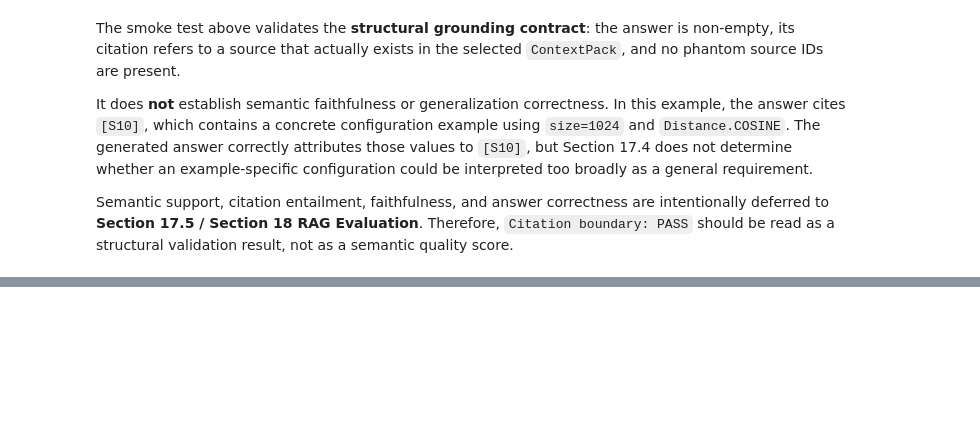
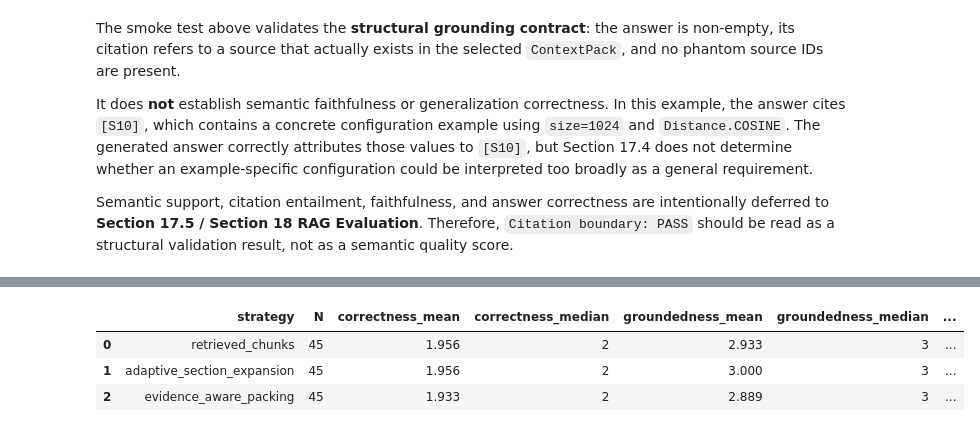
Before and after one commit to artyomboyko/Qdrant_Final_Project, a Jupyter notebook: notebooks/01_qdrant_rag_research_retrieval.ipynb, the cells around one changed output, grey strips where cells are left out. Cells and saved outputs as stored; diff of their text form; code cells hidden in the pictures; blank space fills up the shorter version.

```diff
--- a/notebooks/01_qdrant_rag_research_retrieval.ipynb
+++ b/notebooks/01_qdrant_rag_research_retrieval.ipynb
@@ -10007,6 +10997,7 @@ No-chain-of-thought policy: PASS
 This layer connects a completed `ContextPack`, the grounded prompt contract and the LLM adapter to produce a normal grounded natural-language answer. Citations are validated against the source IDs of that specific pack; unknown or malformed source markers are contract violations, while the exact canonical abstention is valid without citations. Broader behavior checks and S0/S1/S2 evaluation remain in Section 17.5 and Section 18.
 # %%
 _CITATION_PATTERN = re.compile(r"\[(S[1-9]\d*)\]")
+_GROUPED_CITATION_PATTERN = re.compile(r"\[(S[1-9]\d*(?:\s*,\s*S[1-9]\d*)+)\]")
 _CITATION_LIKE_PATTERN = re.compile(r"\[S[^\]\r\n]*\]")
 
 
@@ -10017,6 +11008,19 @@ class GroundedAnswer:
     is_abstention: bool
     llm_result: LLMResult
 
+
+
+def normalize_citation_syntax(text: str) -> str:
+    if not isinstance(text, str):
+        raise TypeError("answer text must be a string")
+
+    # Grouped markers are syntax-equivalent to adjacent single-source markers.
+    # Only citation syntax is normalized; raw model output remains unchanged.
+    def expand_group(match: re.Match) -> str:
+        source_ids = re.findall(r"S[1-9]\d*", match.group(1))
+        return "".join(f"[{source_id}]" for source_id in source_ids)
+
+    return _GROUPED_CITATION_PATTERN.sub(expand_group, text)
 
 def extract_cited_source_ids(text: str) -> tuple[str, ...]:
     if not isinstance(text, str):
@@ -10038,7 +11042,7 @@ def validate_grounded_answer(
     if not isinstance(context_pack, ContextPack):
         raise TypeError("context_pack must be a ContextPack")
 
-    normalized_text = text.strip()
+    normalized_text = normalize_citation_syntax(text.strip())
     if normalized_text == GROUNDING_ABSTENTION:
         return (), True
 
@@ -10072,7 +11076,7 @@ def generate_grounded_answer(
     llm_client: OpenAICompatibleLLM = llm,
     temperature: float = 0.0,
     top_p: float = 1.0,
-    max_tokens: int = 512,
+    max_tokens: int = GENERATION_MAX_TOKENS,
 ) -> GroundedAnswer:
     messages = build_grounded_messages(query, context_pack)
     llm_result = llm_client.generate(
@@ -10522,0 +12406,69 @@ The physical `docs_search_final` schema, HNSW and quantization settings, payload
+# %%
+research_results = research_artifact["results"]
+assert len(research_results) == EXPECTED_RESEARCH_CASES
+assert {row["split"] for row in research_results} == {RESEARCH_SPLIT}
+assert {row["strategy"] for row in research_results} == set(RESEARCH_STRATEGIES)
+assert len({(row["query_id"], row["strategy"]) for row in research_results}) == EXPECTED_RESEARCH_CASES
+assert not any(row["query_id"].startswith(("h", "f")) for row in research_results)
+assert sum(_is_truncated(row["generation"]["finish_reason"]) for row in research_results) == 0
+
+summary_rows = []
+for strategy in RESEARCH_STRATEGIES:
+    strategy_summary = research_artifact["summary"]["strategies"][strategy]
+    summary_rows.append({
+        "strategy": strategy,
+        "N": strategy_summary["N"],
+        "correctness_mean": strategy_summary["correctness_mean"],
+        "correctness_median": strategy_summary["correctness_median"],
+        "groundedness_mean": strategy_summary["groundedness_mean"],
+        "groundedness_median": strategy_summary["groundedness_median"],
+        "abstentions": strategy_summary["abstentions"],
+    })
+summary_df = pd.DataFrame(summary_rows)
+display(summary_df.round(3))
+
+correctness_distribution_df = pd.DataFrame([
+    {"strategy": strategy, **{
+        f"score_{score}": research_artifact["summary"]["strategies"][strategy]["correctness_distribution"][str(score)]
+        for score in range(4)
+    }}
+    for strategy in RESEARCH_STRATEGIES
+])
+groundedness_distribution_df = pd.DataFrame([
+    {"strategy": strategy, **{
+        f"score_{score}": research_artifact["summary"]["strategies"][strategy]["groundedness_distribution"][str(score)]
+        for score in range(4)
+    }}
+    for strategy in RESEARCH_STRATEGIES
+])
+print("Correctness score distribution")
+display(correctness_distribution_df)
+print("Groundedness score distribution")
+display(groundedness_distribution_df)
+
+abstention_rows = [
+    {
+        "query_id": row["query_id"],
+        "strategy": row["strategy"],
+        "correctness_score": row["correctness"]["correctness_score"],
+        "groundedness_score": row["groundedness"]["groundedness_score"],
+        "abstention_assessment": row["groundedness"]["abstention_assessment"],
+    }
+    for row in research_results if row["generation"]["is_abstention"]
+]
+if abstention_rows:
+    print("Abstention audit")
+    display(pd.DataFrame(abstention_rows))
+
+print(
+    "Research evaluation summary: PASS",
+    f"cases={len(research_results)}; truncations=0; abstentions={len(abstention_rows)}",
+    f"artifact SHA-256={artifact_sha256}",
+    "No strategy winner is selected in Sections 18.2–18.3.",
+    sep="\n",
+)
+# %% [output]
+|  | strategy | N | correctness_mean | correctness_median | groundedness_mean | groundedness_median | ... |
+| 0 | retrieved_chunks | 45 | 1.956 | 2 | 2.933 | 3 | ... |
+| 1 | adaptive_section_expansion | 45 | 1.956 | 2 | 3.000 | 3 | ... |
+| 2 | evidence_aware_packing | 45 | 1.933 | 2 | 2.889 | 3 | ... |
```
Also changed, not shown: parts of 215 cells of this notebook, 12 other files.
